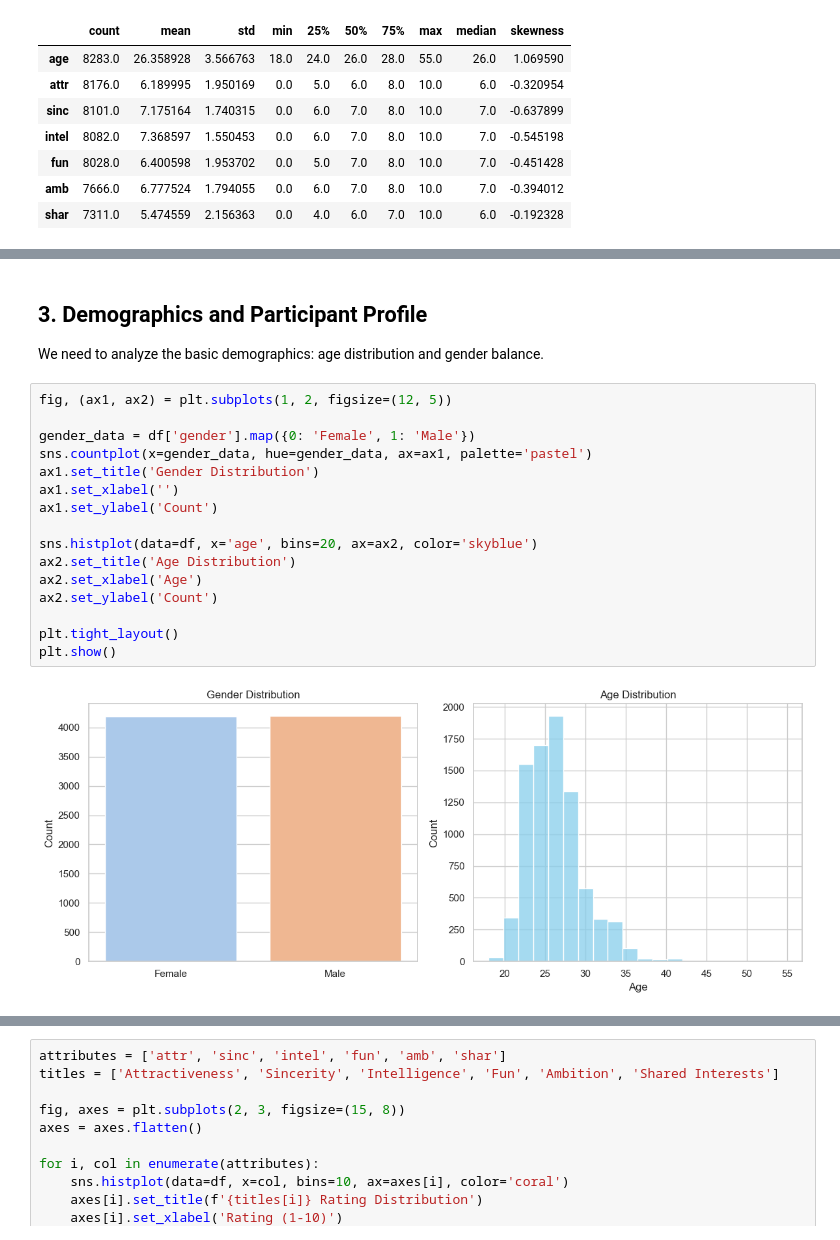
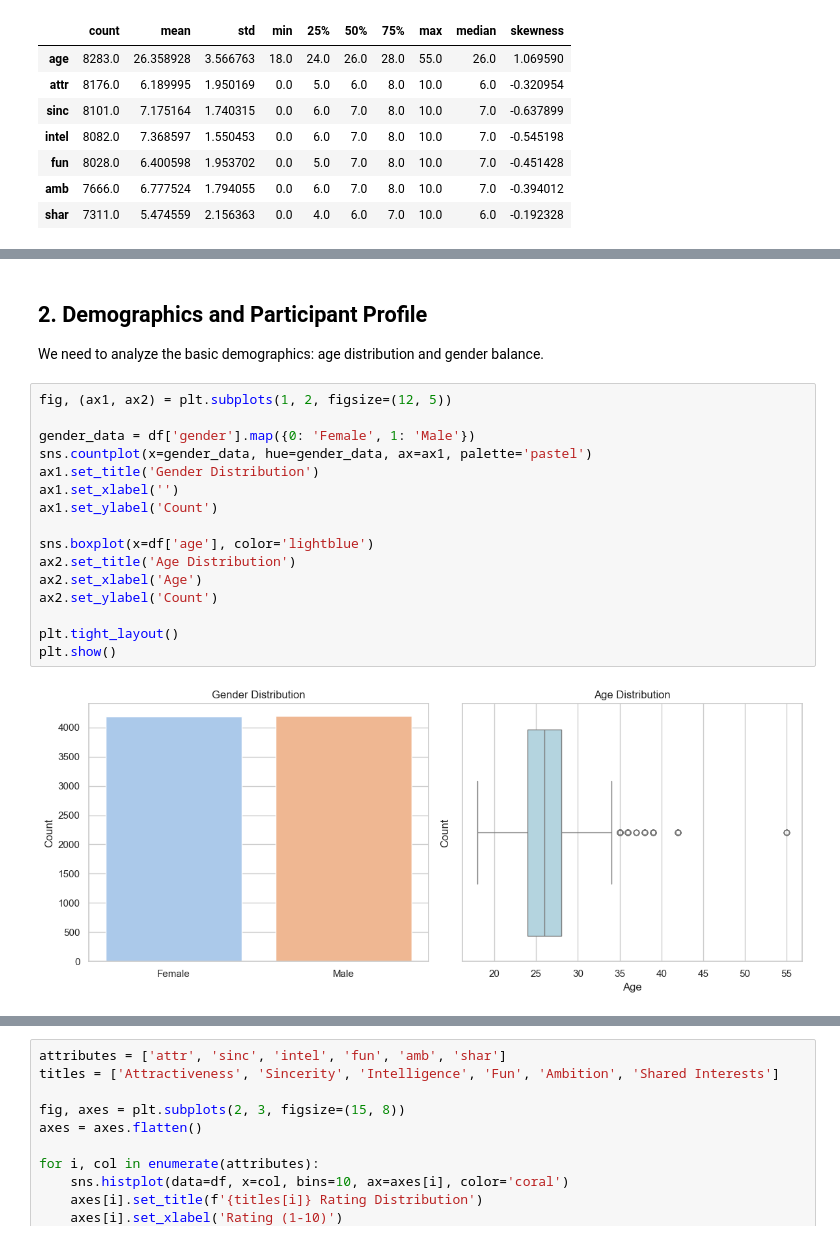
Before and after one commit to Babrzej/speed-dating-analysis, a Jupyter notebook: exploratory_data_analysis.ipynb, the cells around one changed output, grey strips where cells are left out. Drawn from its saved outputs; the diff is of its cells as text.

```diff
--- a/exploratory_data_analysis.ipynb
+++ b/exploratory_data_analysis.ipynb
@@ -43,21 +30,21 @@ plt.show()
 # %% [markdown]
-## 3. Demographics and Participant Profile
+## 2. Demographics and Participant Profile
 We need to analyze the basic demographics: age distribution and gender balance.
 # %%
 fig, (ax1, ax2) = plt.subplots(1, 2, figsize=(12, 5))
 
 gender_data = df['gender'].map({0: 'Female', 1: 'Male'})
 sns.countplot(x=gender_data, hue=gender_data, ax=ax1, palette='pastel')
 ax1.set_title('Gender Distribution')
 ax1.set_xlabel('')
 ax1.set_ylabel('Count')
 
-sns.histplot(data=df, x='age', bins=20, ax=ax2, color='skyblue')
+sns.boxplot(x=df['age'], color='lightblue')
 ax2.set_title('Age Distribution')
 ax2.set_xlabel('Age')
 ax2.set_ylabel('Count')
 
 plt.tight_layout()
 plt.show()
 # %% [output]
-[figure, old version]
+[figure, new version]
```
Also changed, not shown: parts of 18 cells of this notebook.
